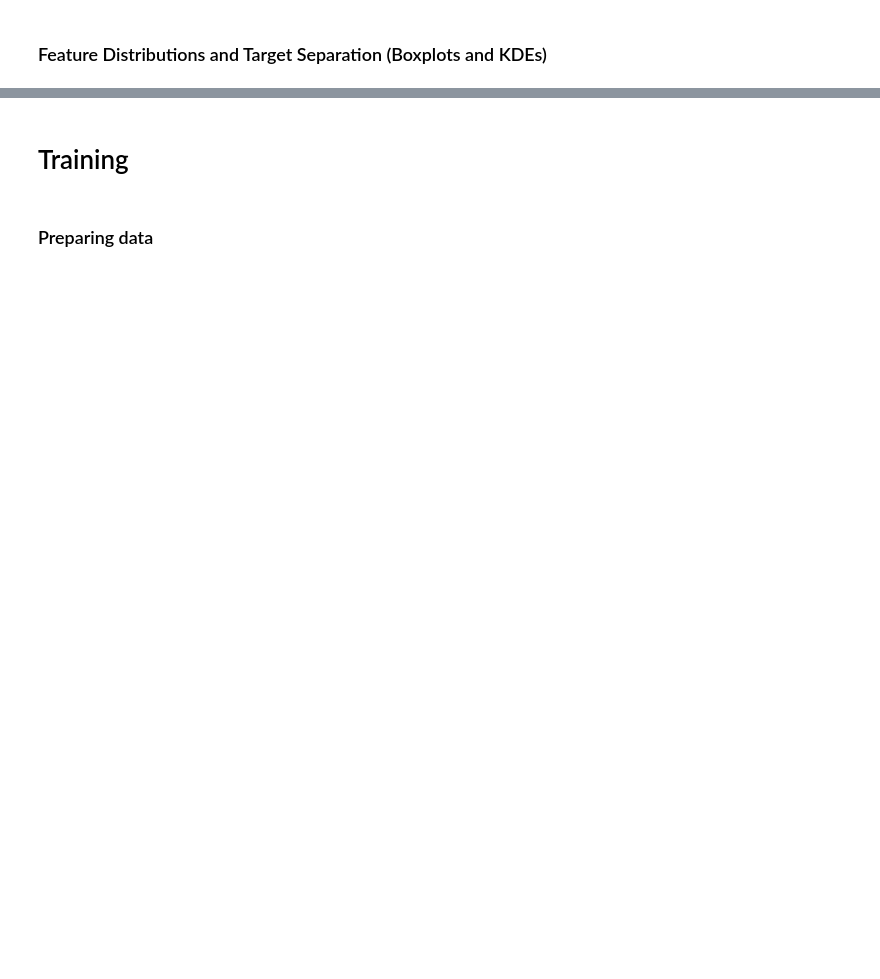
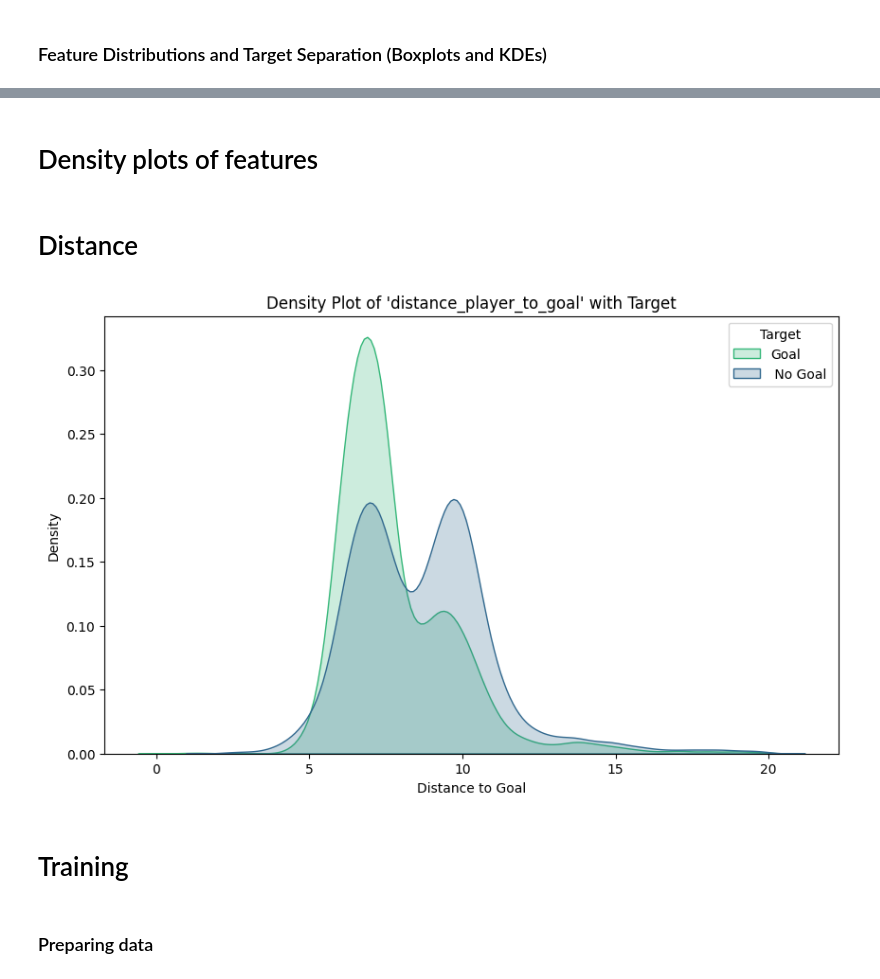
Before and after one commit to mad4ms/BieLeMetrics, a Jupyter notebook: notebooks/nb_ml_0_EDA_features.ipynb, the cells around one changed output, grey strips where cells are left out. Saved outputs shown, nothing was run; the diff lists cells and outputs as text; code cells hidden in the pictures; blank space fills up the shorter version.

```diff
--- a/notebooks/nb_ml_0_EDA_features.ipynb
+++ b/notebooks/nb_ml_0_EDA_features.ipynb
@@ -380,0 +302,17 @@ plt.show()
+# %% [markdown]
+# Density plots of features
+# %% [markdown]
+# Distance
+# %%
+# Density plot of feature distance with target (kde plot)
+plt.figure(figsize=(10, 6))
+sns.kdeplot(data=df_features, x="distance_player_to_goal", hue="target", fill=True, common_norm=False, palette="viridis")
+
+plt.title("Density Plot of 'distance_player_to_goal' with Target")
+plt.xlabel("Distance to Goal")
+plt.ylabel("Density")
+# legend is 0 no goal and 1 goal
+plt.legend(title="Target", labels=["Goal", " No Goal"])
+plt.show()
+# %% [output]
+[figure, added]
```
Also changed, not shown: parts of 36 cells of this notebook, 55 other files.
